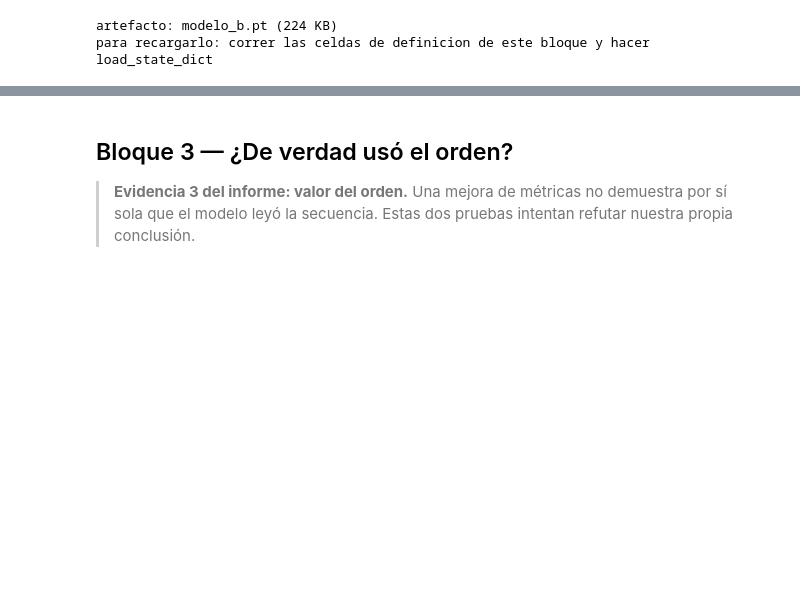
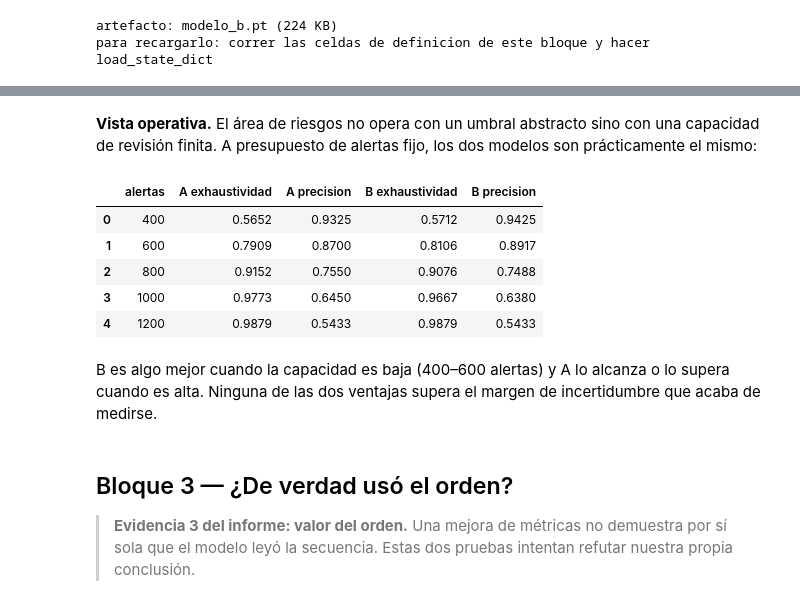
Before and after one commit to CindyGualim/DeepLearning_p1, a Jupyter notebook: proyecto1_Gualim_Ocaña.ipynb, the cells around one changed output, grey strips where cells are left out. Drawn from its saved outputs; the diff is of its cells as text; code cells hidden in the pictures; blank space fills up the shorter version.

```diff
--- a/proyecto1_Gualim_Ocaña.ipynb
+++ b/proyecto1_Gualim_Ocaña.ipynb
@@ -1418,3 +1517,26 @@ para recargarlo: correr las celdas de definicion de este bloque y hacer load_sta
+# %% [markdown]
+**Vista operativa.** El área de riesgos no opera con un umbral abstracto sino con una capacidad de
+revisión finita. A presupuesto de alertas fijo, los dos modelos son prácticamente el mismo:
+# %%
+filas_presupuesto = []
+for presupuesto in (400, 600, 800, 1000, 1200):
+    fila = {"alertas": presupuesto}
+    for nombre, s in puntajes_val.items():
+        m = metricas(y_val, s, np.sort(s)[-presupuesto])
+        fila[f"{nombre[0]} exhaustividad"] = round(m["exhaustividad"], 4)
+        fila[f"{nombre[0]} precision"] = round(m["precision"], 4)
+    filas_presupuesto.append(fila)
+pd.DataFrame(filas_presupuesto)
+# %% [output]
+|  | alertas | A exhaustividad | A precision | B exhaustividad | B precision |
+| 0 | 400 | 0.5652 | 0.9325 | 0.5712 | 0.9425 |
+| 1 | 600 | 0.7909 | 0.8700 | 0.8106 | 0.8917 |
+| 2 | 800 | 0.9152 | 0.7550 | 0.9076 | 0.7488 |
+| 3 | 1000 | 0.9773 | 0.6450 | 0.9667 | 0.6380 |
+| 4 | 1200 | 0.9879 | 0.5433 | 0.9879 | 0.5433 |
+# %% [markdown]
+B es algo mejor cuando la capacidad es baja (400–600 alertas) y A lo alcanza o lo supera cuando es
+alta. Ninguna de las dos ventajas supera el margen de incertidumbre que acaba de medirse.
 # %% [markdown]
 ## Bloque 3 — ¿De verdad usó el orden?
 
```
Also changed, not shown: parts of 10 cells of this notebook.
